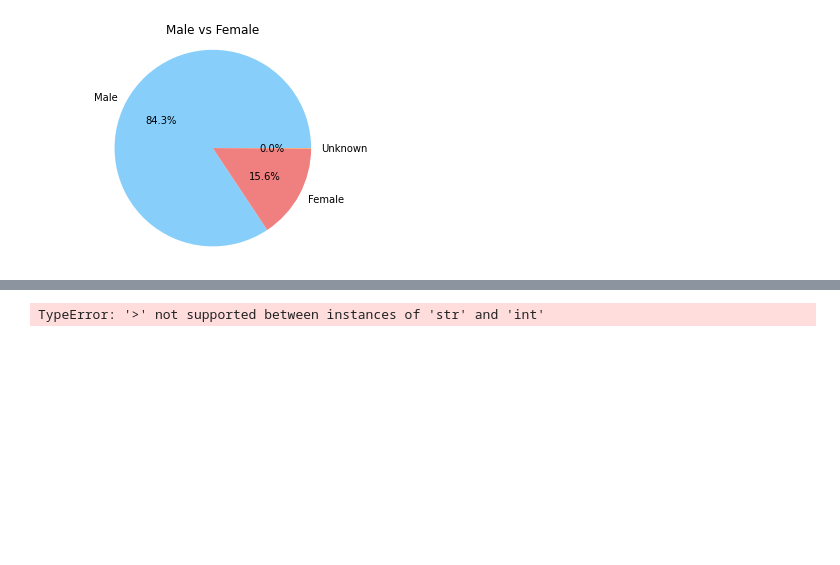
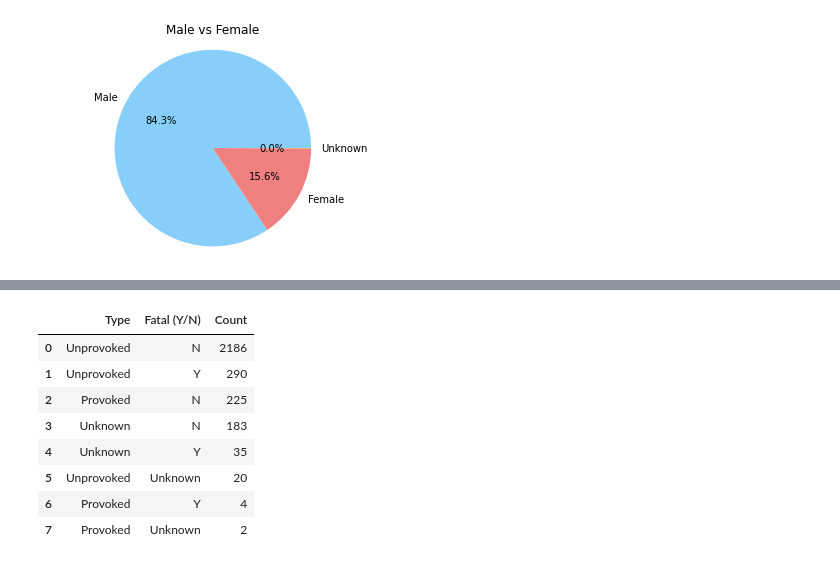
Before and after one commit to staceyj118/Shark-Attacks, a Jupyter notebook: Victims.ipynb, the cells around one changed output, grey strips where cells are left out. Saved outputs shown, nothing was run; the diff lists cells and outputs as text; code cells hidden in the pictures; blank space fills up the shorter version.

```diff
--- a/Victims.ipynb
+++ b/Victims.ipynb
@@ -337,15 +340,19 @@ KeyError: 'Sex '
 # %%
 # stacked bar graph: Injury vs provoked/Not provoked
 injury_stack = victim_df[['Type', 'Fatal (Y/N)']].copy()
 injury_stack_df=pd.DataFrame(injury_stack.value_counts().reset_index())
-injury_stack_df.rename(columns={injury_stack_df.columns[2]:"Count"})
+injury_stack_df.rename(columns={injury_stack_df.columns[2]:"Count"}, inplace=True)
 
-counts=injury_stack_df.value_counts()
+#counts=injury_stack_df.value_counts()
 
-injury_stack_df=counts.to_frame()
-injury_stack_df = injury_stack_df['0'>2]
-injury_stack_df = injury_stack_df.pivot(index='Type', columns='Fatal (Y/N)', values='0')
-injury_stack_df.plot.bar(stacked=True)
 injury_stack_df
 # %% [output]
-TypeError: '>' not supported between instances of 'str' and 'int'
+|  | Type | Fatal (Y/N) | Count |
+| 0 | Unprovoked | N | 2186 |
+| 1 | Unprovoked | Y | 290 |
+| 2 | Provoked | N | 225 |
+| 3 | Unknown | N | 183 |
+| 4 | Unknown | Y | 35 |
+| 5 | Unprovoked | Unknown | 20 |
+| 6 | Provoked | Y | 4 |
+| 7 | Provoked | Unknown | 2 |
```
Also changed, not shown: parts of 5 cells of this notebook, 5 other files.
